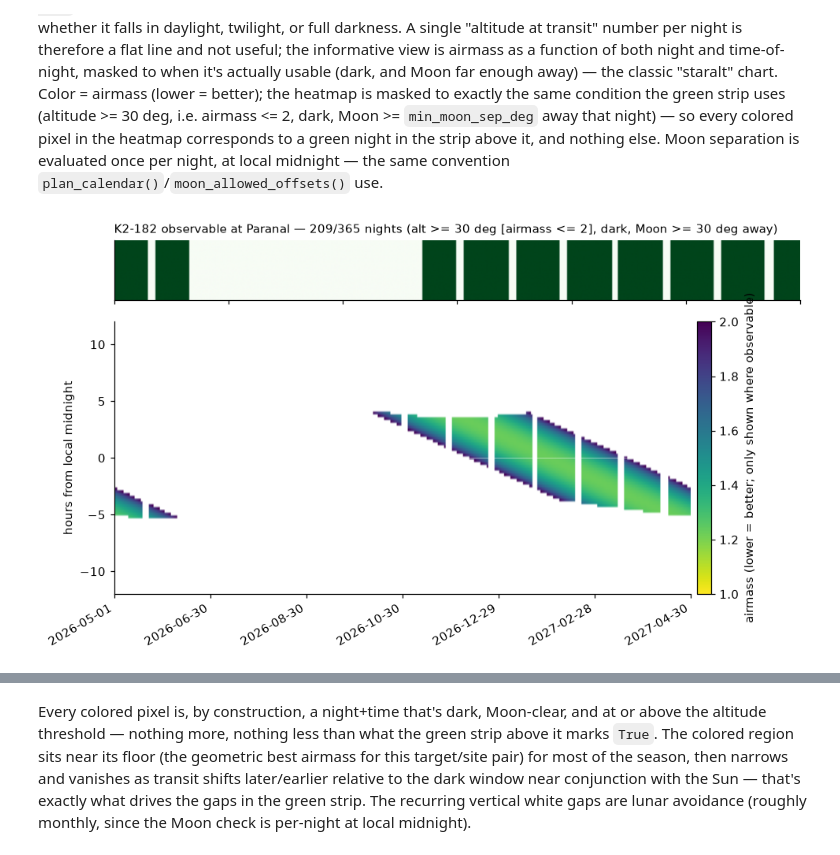
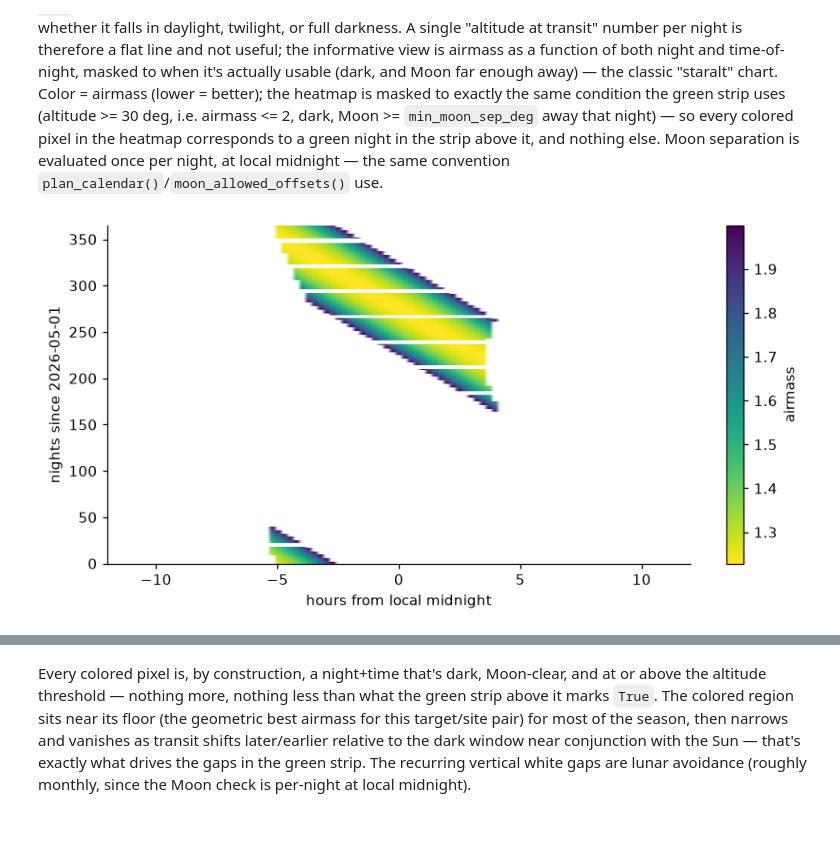
Before and after one commit to pierrotlamontagne/rvcadence, a Jupyter notebook: examples/quickstart_demo.ipynb, the cells around one changed output, grey strips where cells are left out. Saved outputs shown, nothing was run; the diff lists cells and outputs as text; code cells hidden in the pictures; blank space fills up the shorter version.

```diff
--- a/examples/quickstart_demo.ipynb
+++ b/examples/quickstart_demo.ipynb
@@ -194,10 +177,15 @@ counts = {
     "full program duration": len(all_nights),
     "moon-avoidance only": len(moon_allowed),
     "visibility only": len(vis_allowed),
-    "moon and visibility (intersection)": len(moon_allowed & vis_allowed),
+    "moon and visibility": len(moon_allowed & vis_allowed),
 }
 
-print(counts)
+preview = plan_calendar(
+    n_obs=40, periods_d=demo_period_d,
+    season_start=season_start, season_end=season_end,
+)
+plot_constraint_breakdown(preview, counts=counts)
+plt.show()
 # %% [output]
 WARNING: NonRotationTransformationWarning: transforming other coordinates from <ICRS Frame> to <GCRS Frame (obstime=2026-05-02 04:41:37.197, obsgeoloc=(-4467028.43695389, -3713552.88038378, -2631124.9 ...
 WARNING: NonRotationTransformationWarning: transforming other coordinates from <ICRS Frame> to <GCRS Frame (obstime=2026-05-03 04:41:37.197, obsgeoloc=(-4402493.06923059, -3789724.85839072, -2631288.0 ...
@@ -235,79 +223,13 @@ green night in the strip above it, and nothing else. Moon separation is
 evaluated once per night, at local midnight — the same convention
 `plan_calendar()`/`moon_allowed_offsets()` use.
 # %%
-import warnings
-
-import astropy.units as u
-from astropy.coordinates import AltAz, get_sun
-from astropy.coordinates.errors import NonRotationTransformationWarning
-from rvcadence.moon import _local_midnight_utc, is_moon_polluted
-
-nights = [season_start + timedelta(days=k) for k in range(n_days)]
-offsets_min = np.linspace(-12 * 60, 12 * 60, 2 * 12 * 60 // 15 + 1)  # same grid is_visible() uses
-min_altitude_deg = 30.0  # same threshold used throughout this section
-
-alt_grid = np.full((n_days, len(offsets_min)), np.nan)
-dark_grid = np.zeros((n_days, len(offsets_min)), dtype=bool)
-moon_ok = np.zeros(n_days, dtype=bool)
-
-with warnings.catch_warnings():
-    # Expected/accepted caveat noted during v0.2 review (group-meeting [S1]):
-    # separations between a time-dependent frame (Moon, GCRS) and ICRS aren't
-    # strictly rotation-only. Doesn't affect correctness here, just noisy.
-    warnings.simplefilter("ignore", NonRotationTransformationWarning)
-    for i, night in enumerate(nights):
-        t_mid = _local_midnight_utc(night, observer_location)
-        times = t_mid + offsets_min * u.minute
-        frame = AltAz(obstime=times, location=observer_location)
-        alt_grid[i] = target_coord.transform_to(frame).alt.deg
-        dark_grid[i] = get_sun(times).transform_to(frame).alt.deg <= -18.0
-        moon_ok[i] = not is_moon_polluted(night, target_coord, observer_location, min_sep_deg=30.0)
-
-# The SAME condition as the green strip: dark, Moon far enough that night,
-# AND altitude >= min_altitude_deg. Airmass is only ever shown for pixels
-# that satisfy this -- heatmap and strip are then guaranteed consistent by
-# construction, instead of using two different thresholds (the earlier
-# altitude>0 mask was the actual bug: it painted airmass for the 0-30 deg
-# range too, which the green strip did NOT count as observable).
-observable_mask_grid = dark_grid & moon_ok[:, None] & (alt_grid >= min_altitude_deg)
-with np.errstate(invalid="ignore", divide="ignore"):
-    airmass_grid = np.where(observable_mask_grid, 1.0 / np.sin(np.radians(alt_grid)), np.nan)
-
-is_observable = observable_mask_grid.any(axis=1)
-best_airmass_per_night = np.nanmin(airmass_grid, axis=1)  # nan on nights with no observable moment at all
-
-fig, (ax_strip, ax_heat) = plt.subplots(
-    2, 1, figsize=(9, 5.2), sharex=True, gridspec_kw={"height_ratios": [0.22, 1]}
+plot_staralt(
+    preview,
+    target_coord=target_coord,
+    observer_location=observer_location,
+    min_altitude_deg=30.0,
+    min_moon_sep_deg=30.0,
 )
-
-ax_strip.imshow(is_observable.astype(float).reshape(1, -1), aspect="auto", cmap="Greens",
-                 vmin=0, vmax=1, extent=[0, n_days, 0, 1])
-ax_strip.set_yticks([])
-ax_strip.set_title(
-    f"{target_name} observable at {site_name} — {int(is_observable.sum())}/{n_days} nights "
-    f"(alt >= {min_altitude_deg:.0f} deg [airmass <= 2], dark, Moon >= 30 deg away)",
-    loc="left", fontsize=10,
-)
-
-hour_offsets = offsets_min / 60.0
-im = ax_heat.imshow(
-    np.ma.masked_invalid(airmass_grid.T), aspect="auto", origin="lower", cmap="viridis_r",
-    vmin=1.0, vmax=2.0, extent=[0, n_days, hour_offsets.min(), hour_offsets.max()],
-)
-ax_heat.axhline(0, color="white", lw=0.6, alpha=0.5)
-cbar = fig.colorbar(im, ax=ax_heat, pad=0.01)
-cbar.set_label("airmass (lower = better; only shown where observable)")
-ax_heat.set_ylabel("hours from local midnight")
-ax_heat.set_xticks(np.linspace(0, n_days, 7))
-ax_heat.set_xticklabels(
-    [(season_start + timedelta(days=int(d))).isoformat() for d in np.linspace(0, n_days - 1, 7)],
-    rotation=30, ha="right",
-)
-fig.tight_layout()
 plt.show()
-
-best_idx = int(np.nanargmin(best_airmass_per_night))
-print(f"Lowest achievable airmass this season: {best_airmass_per_night[best_idx]:.2f} "
-      f"around {nights[best_idx]}")
 # %% [output]
-[figure, old version]
+[figure, new version]
```
Also changed, not shown: parts of 12 cells of this notebook, 2 other files.
